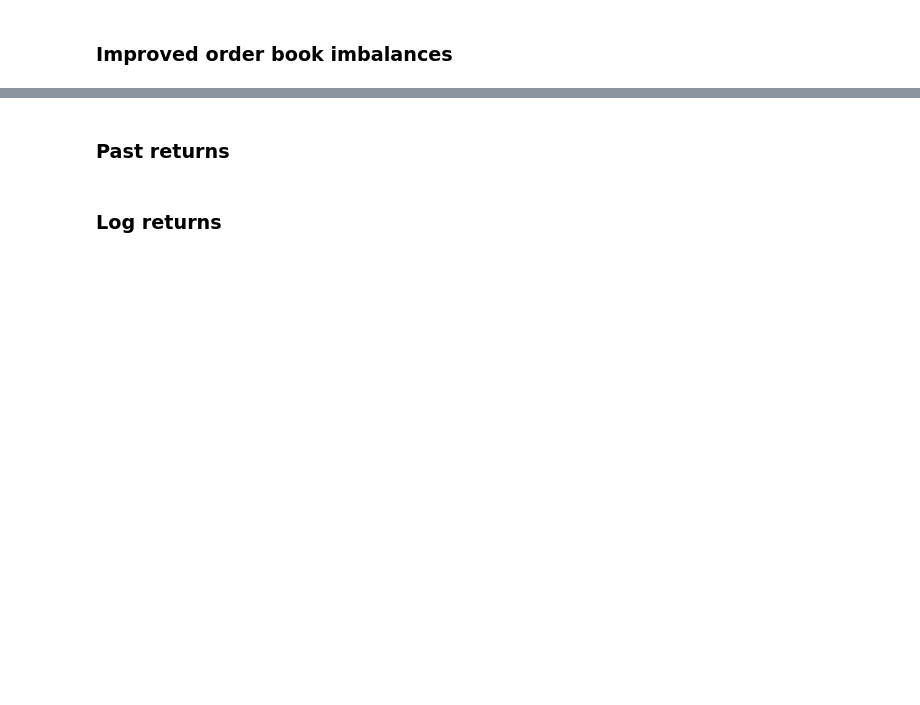
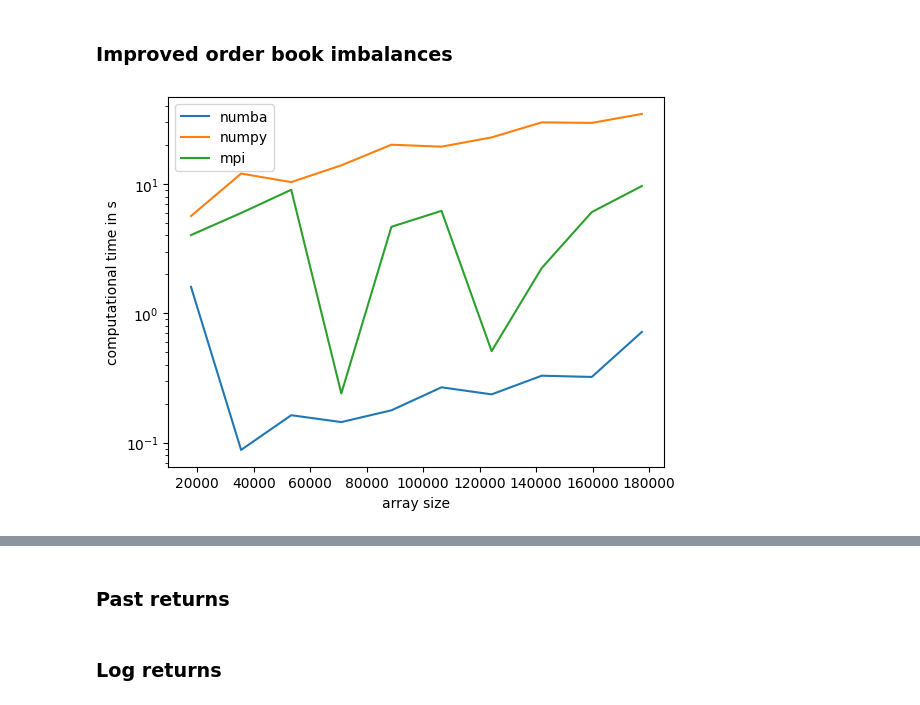
Before and after one commit to BogChamp/exchange_features, a Jupyter notebook: experiments.ipynb, the cells around one changed output, grey strips where cells are left out. Cells and saved outputs as stored; diff of their text form; code cells hidden in the pictures; blank space fills up the shorter version.

```diff
--- a/experiments.ipynb
+++ b/experiments.ipynb
@@ -94,3 +167,21 @@ for size in tqdm(ob_sizes_array):
     cupy_imbalance = np.array(cupy_imb(book_numpy[:size]))
     end = time.perf_counter()
     cupy_times.append(end - start)
+# %%
+mpi_times = []
+for size in tqdm(ob_sizes_array):
+    res = subprocess.run([f'time mpirun -n 4 --allow-run-as-root --oversubscribe python3 imb_mpi.py {size-1}'], shell=True, capture_output=True)
+    elapsed = float(res.stderr.decode('ascii').split('\n')[-3].split()[2][3:-7])
+    mpi_times.append(elapsed)
+# %%
+plt.plot(ob_sizes_array, numba_times, label='numba')
+plt.plot(ob_sizes_array, numpy_times, label='numpy')
+plt.plot(ob_sizes_array, mpi_times, label='mpi')
+plt.xlabel('array size')
+plt.ylabel('computational time in s')
+plt.legend()
+plt.yscale('log')
+
+plt.show()
+# %% [output]
+[figure, added]
```
Also changed, not shown: parts of 17 cells of this notebook, 3 other files.
